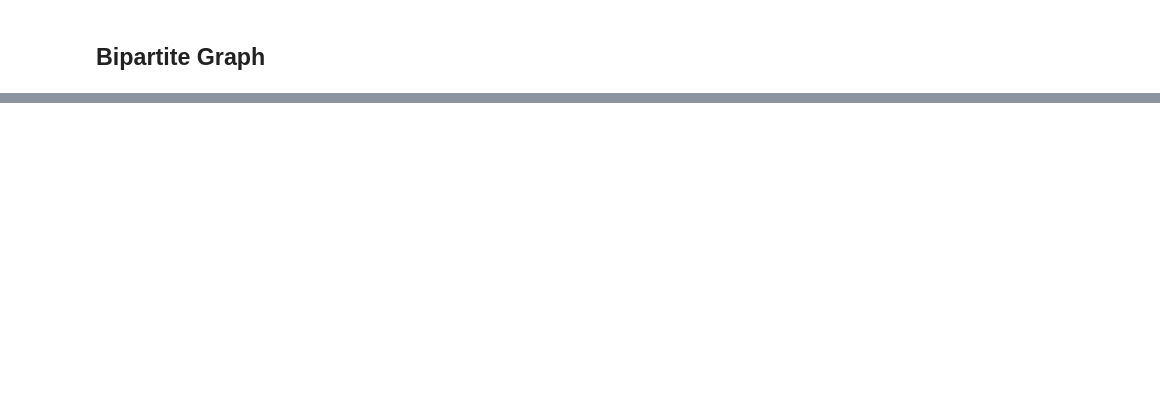
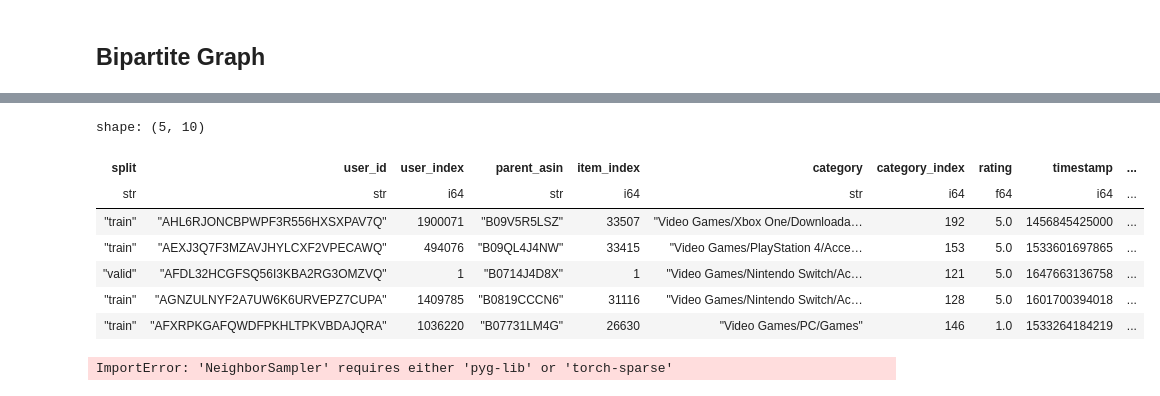
Before and after one commit to haru-256/ml-sandbox, a Jupyter notebook: libs/ml_sandbox_libs/samples/amazon_reviews_2023.ipynb, the cells around one changed output, grey strips where cells are left out. Drawn from its saved outputs; the diff is of its cells as text; code cells hidden in the pictures; blank space fills up the shorter version.

```diff
--- a/libs/ml_sandbox_libs/samples/amazon_reviews_2023.ipynb
+++ b/libs/ml_sandbox_libs/samples/amazon_reviews_2023.ipynb
@@ -140,0 +142,11 @@ shape: (5, 9)
+# %%
+df.head(5)
+# %% [output]
+shape: (5, 10)
+| split | user_id | user_index | parent_asin | item_index | category | category_index | rating | timestamp | ... |
+| str | str | i64 | str | i64 | str | i64 | f64 | i64 | ... |
+| "train" | "AHL6RJONCBPWPF3R556HXSXPAV7Q" | 1900071 | "B09V5R5LSZ" | 33507 | "Video Games/Xbox One/Downloada… | 192 | 5.0 | 1456845425000 | ... |
+| "train" | "AEXJ3Q7F3MZAVJHYLCXF2VPECAWQ" | 494076 | "B09QL4J4NW" | 33415 | "Video Games/PlayStation 4/Acce… | 153 | 5.0 | 1533601697865 | ... |
+| "valid" | "AFDL32HCGFSQ56I3KBA2RG3OMZVQ" | 1 | "B0714J4D8X" | 1 | "Video Games/Nintendo Switch/Ac… | 121 | 5.0 | 1647663136758 | ... |
+| "train" | "AGNZULNYF2A7UW6K6URVEPZ7CUPA" | 1409785 | "B0819CCCN6" | 31116 | "Video Games/Nintendo Switch/Ac… | 128 | 5.0 | 1601700394018 | ... |
+| "train" | "AFXRPKGAFQWDFPKHLTPKVBDAJQRA" | 1036220 | "B07731LM4G" | 26630 | "Video Games/PC/Games" | 146 | 1.0 | 1533264184219 | ... |
@@ -140,0 +194,4 @@ shape: (5, 9)
+# %%
+batch = next(iter(train_loader))
+# %% [output]
+ImportError: 'NeighborSampler' requires either 'pyg-lib' or 'torch-sparse'
```
Also changed, not shown: parts of 12 cells of this notebook, 3 other files.
